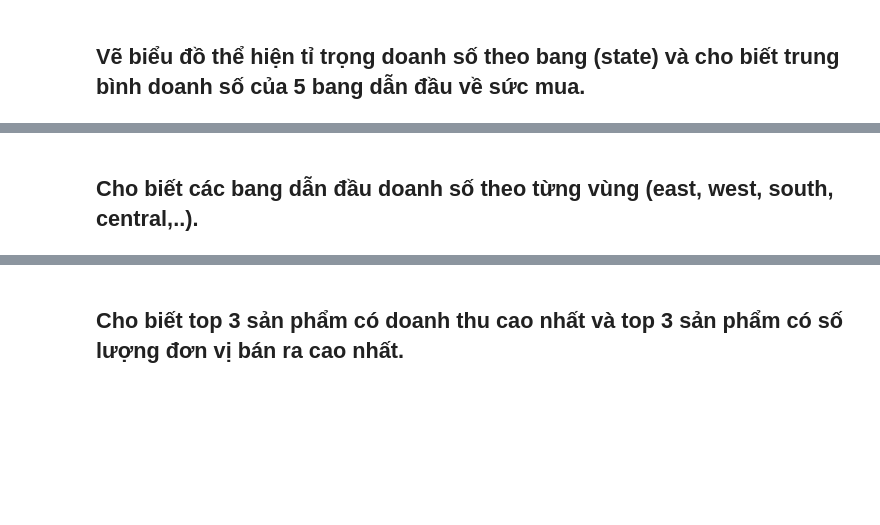
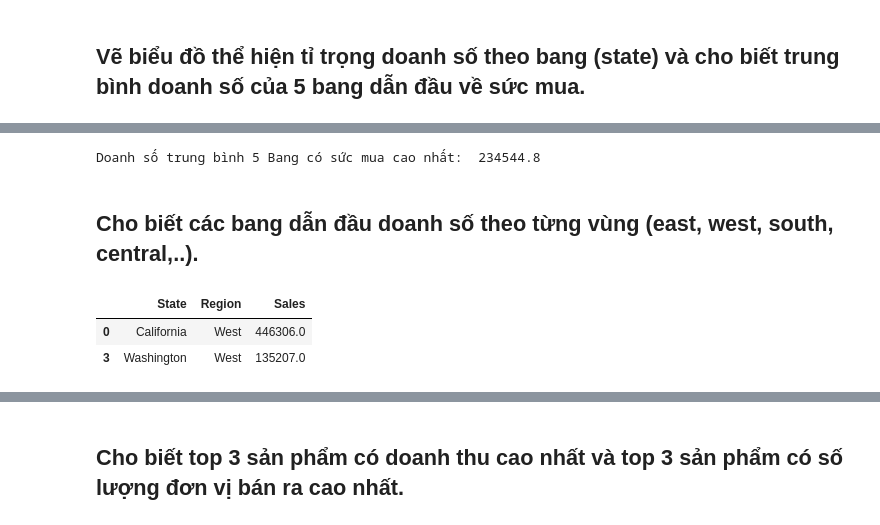
Before and after one commit to nguyenvudev20/mse22.python4engineer, a Jupyter notebook: Bai_Assignment.ipynb, the cells around one changed output, grey strips where cells are left out. Saved outputs shown, nothing was run; the diff lists cells and outputs as text; code cells hidden in the pictures; blank space fills up the shorter version.

```diff
--- a/Bai_Assignment.ipynb
+++ b/Bai_Assignment.ipynb
@@ -309,2 +343,20 @@ Top 3 thành phố có danh thu thấp nhất          City  Sales
+# %%
+# Doanh số trung bình 5 bang  dẫn đầu về sức mua
+print('Doanh số trung bình 5 Bang có sức mua cao nhất: ',dfst['Sales'].head(5).mean())
+# %% [output]
+Doanh số trung bình 5 Bang có sức mua cao nhất:  234544.8
 # %% [markdown]
 ## Cho biết các bang dẫn đầu doanh số theo từng vùng (east, west, south, central,..).
+# %%
+# tạo df chứa dữ liệu cần sử dụng
+dfst2 = pd.DataFrame(dataf.groupby(['State','Region']).sum()['Sales'].sort_values(ascending=False))
+dfst2=dfst2.round().reset_index()
+
+# tạo hàm tìm kiếm theo region
+def find_state_top_sales_by_region(df,region,num_top=1):
+      df_final=df.loc[df['Region'] == region]
+      return df_final.head(num_top)
+# %% [output]
+|  | State | Region | Sales |
+| 0 | California | West | 446306.0 |
+| 3 | Washington | West | 135207.0 |
```
Also changed, not shown: parts of 9 cells of this notebook.
